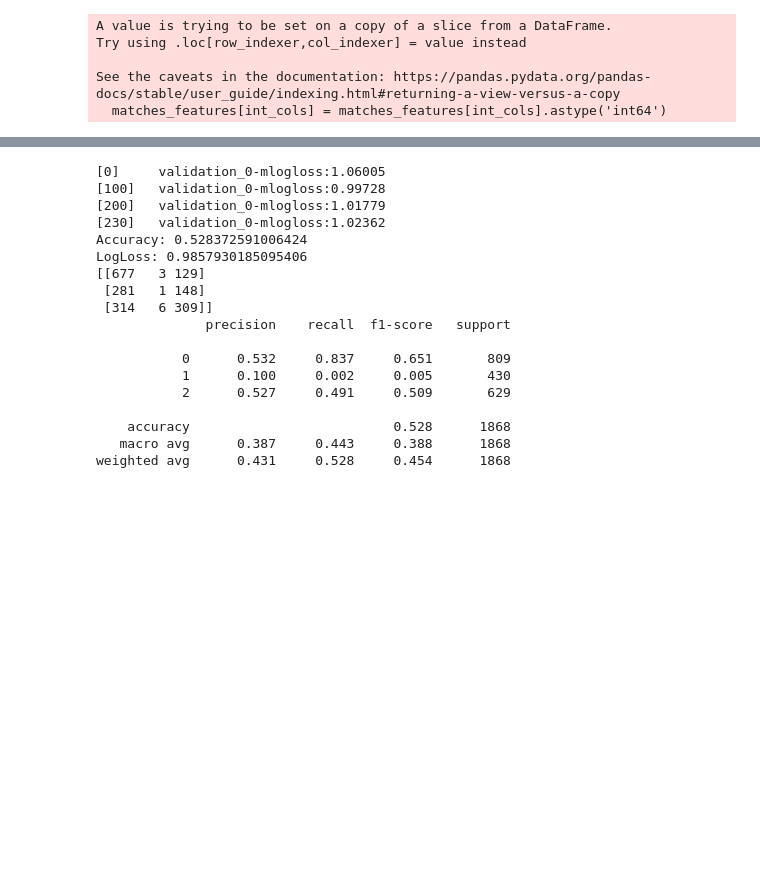
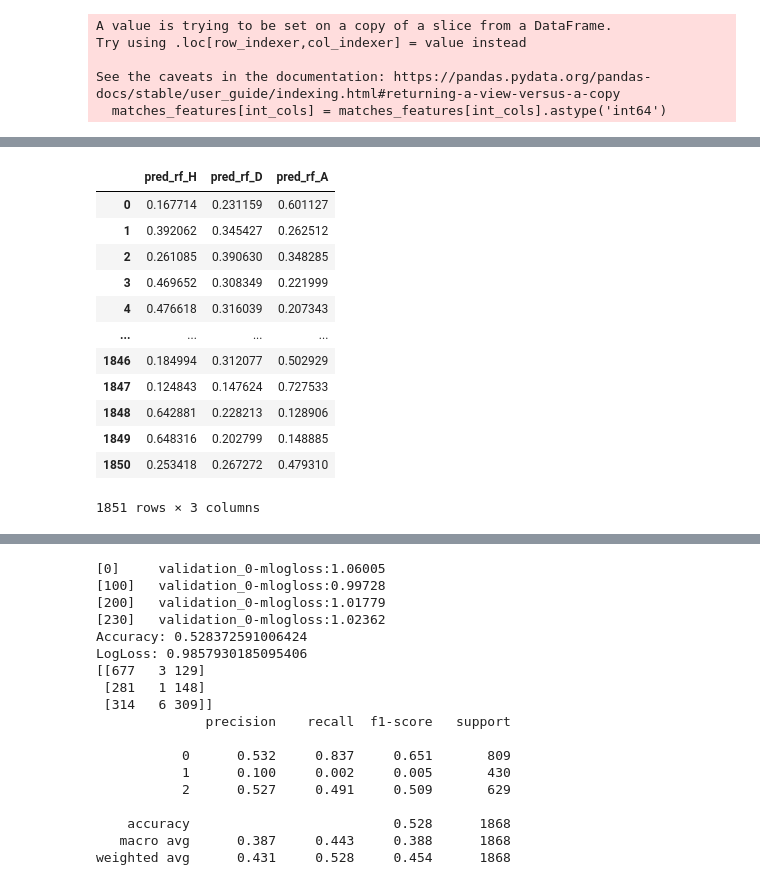
Before and after one commit to projektiox/MachineLearningFootballOutcomes, a Jupyter notebook: ML_dec_tree_football/Github/random_forest_xgboost_footballmatches.ipynb, the cells around one changed output, grey strips where cells are left out. Drawn from its saved outputs; the diff is of its cells as text; code cells hidden in the pictures; blank space fills up the shorter version.

```diff
--- a/ML_dec_tree_football/Github/random_forest_xgboost_footballmatches.ipynb
+++ b/ML_dec_tree_football/Github/random_forest_xgboost_footballmatches.ipynb
@@ -557,0 +574,19 @@ Probabilities: [[0.24035826 0.28443103 0.4752107 ]]
+# %%
+pred_y_rf = rf.predict(X_test)
+proba_rf = rf.predict_proba(X_test)
+proba_rf_df = pd.DataFrame(proba_rf, columns=['pred_rf_H', 'pred_rf_D', 'pred_rf_A'])
+proba_rf_df
+# %% [output]
+|  | pred_rf_H | pred_rf_D | pred_rf_A |
+| 0 | 0.167714 | 0.231159 | 0.601127 |
+| 1 | 0.392062 | 0.345427 | 0.262512 |
+| 2 | 0.261085 | 0.390630 | 0.348285 |
+| 3 | 0.469652 | 0.308349 | 0.221999 |
+| 4 | 0.476618 | 0.316039 | 0.207343 |
+| ... | ... | ... | ... |
+| 1846 | 0.184994 | 0.312077 | 0.502929 |
+| 1847 | 0.124843 | 0.147624 | 0.727533 |
+| 1848 | 0.642881 | 0.228213 | 0.128906 |
+| 1849 | 0.648316 | 0.202799 | 0.148885 |
+| 1850 | 0.253418 | 0.267272 | 0.479310 |
+1851 rows × 3 columns
```
Also changed, not shown: parts of 30 cells of this notebook.
